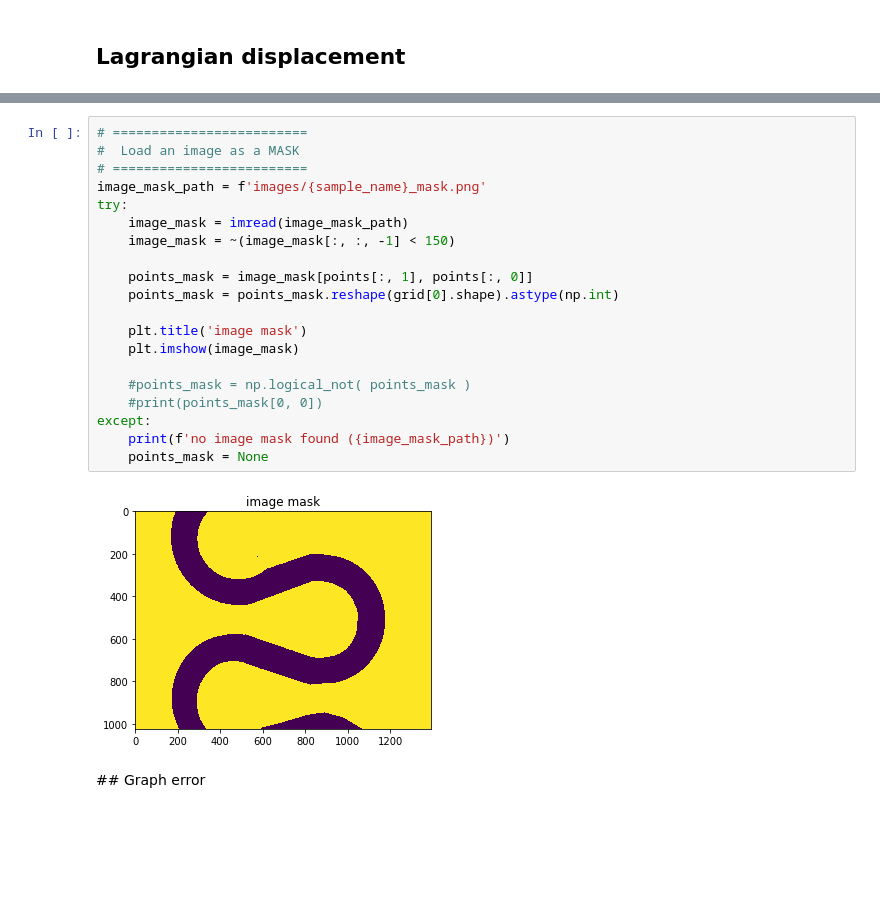
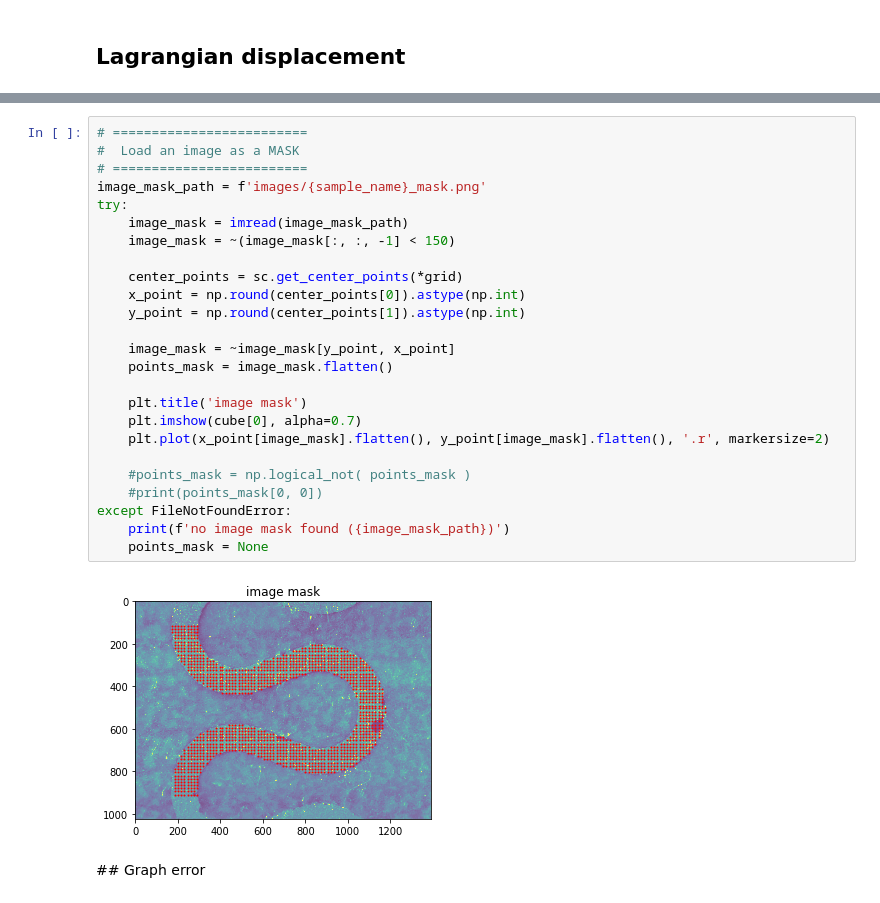
Before and after one commit to xdze2/stretchablecorr, a Jupyter notebook: post_process.ipynb, the cells around one changed output, grey strips where cells are left out. Drawn from its saved outputs; the diff is of its cells as text; blank space fills up the shorter version.

```diff
--- a/post_process.ipynb
+++ b/post_process.ipynb
@@ -111,25 +122,30 @@ window_half_size: 20
 # %%
 # =========================
 #  Load an image as a MASK
 # =========================
 image_mask_path = f'images/{sample_name}_mask.png'
 try:
     image_mask = imread(image_mask_path)
     image_mask = ~(image_mask[:, :, -1] < 150)
 
-    points_mask = image_mask[points[:, 1], points[:, 0]]
-    points_mask = points_mask.reshape(grid[0].shape).astype(np.int)
+    center_points = sc.get_center_points(*grid)
+    x_point = np.round(center_points[0]).astype(np.int)
+    y_point = np.round(center_points[1]).astype(np.int)
+
+    image_mask = ~image_mask[y_point, x_point]
+    points_mask = image_mask.flatten()
 
     plt.title('image mask')
-    plt.imshow(image_mask)
+    plt.imshow(cube[0], alpha=0.7)
+    plt.plot(x_point[image_mask].flatten(), y_point[image_mask].flatten(), '.r', markersize=2)
 
     #points_mask = np.logical_not( points_mask )
     #print(points_mask[0, 0])
-except:
+except FileNotFoundError:
     print(f'no image mask found ({image_mask_path})')
     points_mask = None
 # %% [output]
-[figure, old version]
+[figure, new version]
 # %% [markdown]
 ## Graph error
 # %%
```
Also changed, not shown: parts of 17 cells of this notebook, 2 other files.
